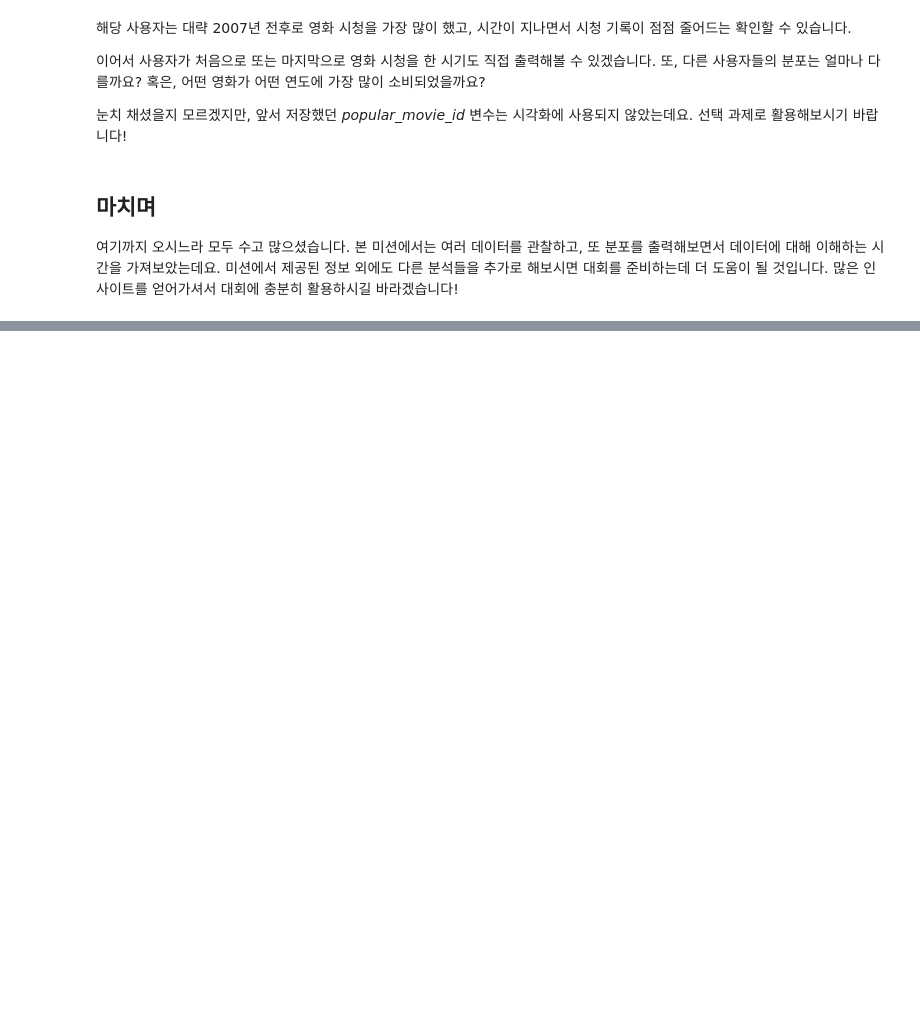
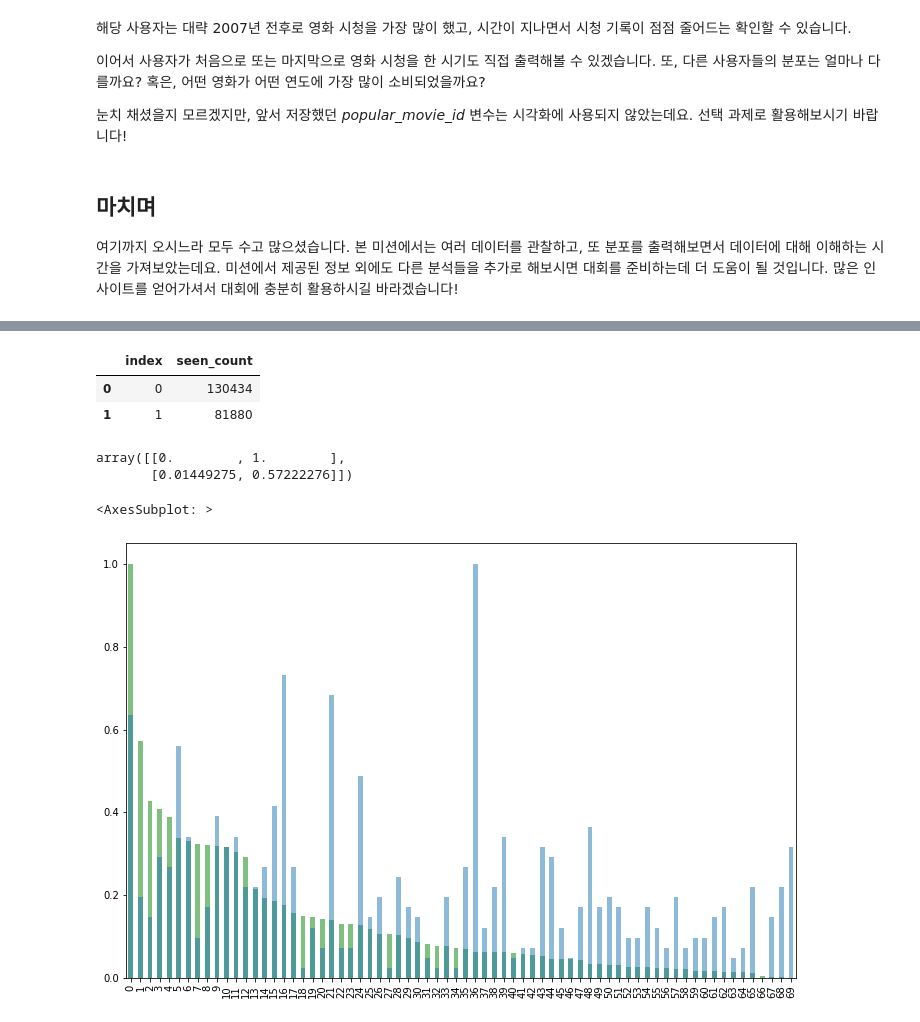
Before and after one commit to boostcampaitech4lv23recsys2/level2_movierecommendation_recsys-level2-recsys-08, a Jupyter notebook: EDA/EDA_cwj.ipynb, the cells around one changed output, grey strips where cells are left out. Saved outputs shown, nothing was run; the diff lists cells and outputs as text; code cells hidden in the pictures; blank space fills up the shorter version.

```diff
--- a/EDA/EDA_cwj.ipynb
+++ b/EDA/EDA_cwj.ipynb
@@ -524,0 +644,5 @@ plt.title('Statistics of user activity')
+# %%
+director_movie_count = dict(director_data.groupby('director').item.count())
+director_item = director_df.groupby('director').item.count().sort_values()[::-1].reset_index()
+director_item['movie_count'] = director_item.director.map(director_movie_count)
+director_item.columns = ['director', 'seen_count', 'movie_count']
@@ -524,0 +663,21 @@ plt.title('Statistics of user activity')
+# %%
+director_item.seen_count[:70].reset_index()[:2]
+# %% [output]
+|  | index | seen_count |
+| 0 | 0 | 130434 |
+| 1 | 1 | 81880 |
+# %%
+std.fit_transform(director_item.seen_count[:70].reset_index())[:2]
+# %% [output]
+array([[0.        , 1.        ],
+       [0.01449275, 0.57222276]])
+# %%
+# 파란색은 만든 횟수
+# 초록색은 본 횟수
+from sklearn.preprocessing import MinMaxScaler
+std = MinMaxScaler()
+pd.Series(std.fit_transform(director_item.seen_count[:70].reset_index())[:,1]).plot(kind='bar',color='green', figsize=(12,8), alpha=0.5)
+pd.Series(std.fit_transform(director_item.movie_count[:70].reset_index())[:,1]).plot(kind='bar', figsize=(12,8), alpha=0.5)
+# %% [output]
+<AxesSubplot: >
+[figure, added]
```
Also changed, not shown: parts of 58 cells of this notebook.
